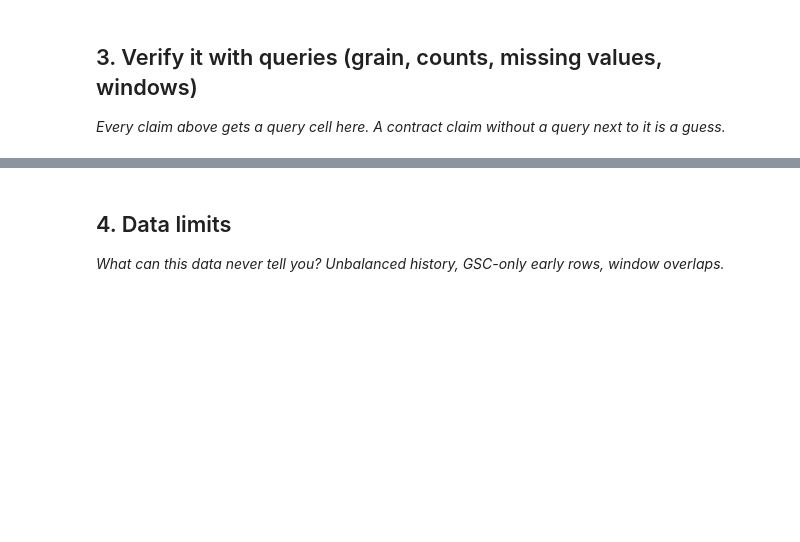
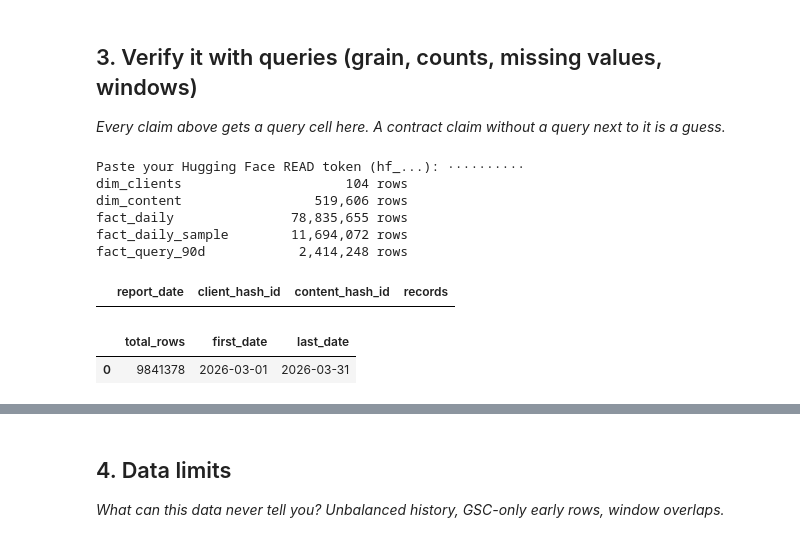
Before and after one commit to lucy96039/flyrank-ml-internship, a Jupyter notebook: work/notebooks/w03_data_contract.ipynb, the cells around one changed output, grey strips where cells are left out. Drawn from its saved outputs; the diff is of its cells as text; code cells hidden in the pictures; blank space fills up the shorter version.

```diff
--- a/work/notebooks/w03_data_contract.ipynb
+++ b/work/notebooks/w03_data_contract.ipynb
@@ -24,6 +42,84 @@ This skeleton is yours to fill. Work the sections **in order** — each one has
 ## 3. Verify it with queries (grain, counts, missing values, windows)
 
 *Every claim above gets a query cell here. A contract claim without a query next to it is a guess.*
+# %%
+
+# This cell is for CODE (numbers, a query, a check).
+# Write your text answer in the cell ABOVE this one — typing sentences here breaks Run All.
+
+import os, getpass
+
+# Token order: env var -> Colab Secret -> prompt (last resort).
+# Use a Colab Secret named HF_TOKEN (the key panel on the left) so the prompt never
+# fires: if Colab reconnects while a getpass prompt is open, the kernel waits on it
+# forever ('Resuming execution...') and you have to restart the runtime.
+HF_TOKEN = os.environ.get('HF_TOKEN')
+if not HF_TOKEN:
+    try:
+        from google.colab import userdata
+        HF_TOKEN = userdata.get('HF_TOKEN')
+    except Exception:
+        pass
+HF_TOKEN = HF_TOKEN or getpass.getpass('Paste your Hugging Face READ token (hf_...): ')
+
+import duckdb
+
+con = duckdb.connect()
+con.execute(f"CREATE OR REPLACE SECRET hf (TYPE huggingface, TOKEN '{HF_TOKEN}')")
+
+REL = 'hf://datasets/FlyRank/internship-warehouse'
+TABLES = {
+    'dim_clients':                f"read_parquet('{REL}/dim_clients.parquet')",
+    'dim_content':                f"read_parquet('{REL}/dim_content.parquet')",
+    'fact_daily':                 f"read_parquet('{REL}/fact_content_daily_performance/**/*.parquet')",
+    'fact_daily_sample':          f"read_parquet('{REL}/fact_content_daily_performance_sample.parquet')",
+    'fact_query_90d':             f"read_parquet('{REL}/fact_content_query_90d.parquet')",
+}
+
+for name, src in TABLES.items():
+    n = con.sql(f'SELECT COUNT(*) FROM {src}').fetchone()[0]
+    print(f'{name:22} {n:>12,} rows')
+# %% [output]
+Paste your Hugging Face READ token (hf_...): ··········
+dim_clients                     104 rows
+dim_content                 519,606 rows
+fact_daily               78,835,655 rows
+fact_daily_sample        11,694,072 rows
+fact_query_90d            2,414,248 rows
 # %%
 # This cell is for CODE (numbers, a query, a check).
 # Write your text answer in the cell ABOVE this one — typing sentences here breaks Run All.
+
+# Query 1 (Grain)
+con.sql(f"""
+SELECT
+    report_date,
+    client_hash_id,
+    content_hash_id,
+    COUNT(*) AS records
+FROM {TABLES['fact_daily']}
+WHERE YEAR(report_date)=2026
+  AND MONTH(report_date)=3
+GROUP BY
+    report_date,
+    client_hash_id,
+    content_hash_id
+HAVING COUNT(*)>1
+LIMIT 5
+""").df()
+# %% [output]
+|  | report_date | client_hash_id | content_hash_id | records |
+# %%
+# Query 2 (Row count + date span)
+con.sql(f"""
+SELECT
+    COUNT(*) AS total_rows,
+    MIN(report_date) AS first_date,
+    MAX(report_date) AS last_date
+FROM {TABLES['fact_daily']}
+WHERE YEAR(report_date)=2026
+  AND MONTH(report_date)=3
+""").df()
+# %% [output]
+|  | total_rows | first_date | last_date |
+| 0 | 9841378 | 2026-03-01 | 2026-03-31 |
```
Also changed, not shown: parts of 7 cells of this notebook.
